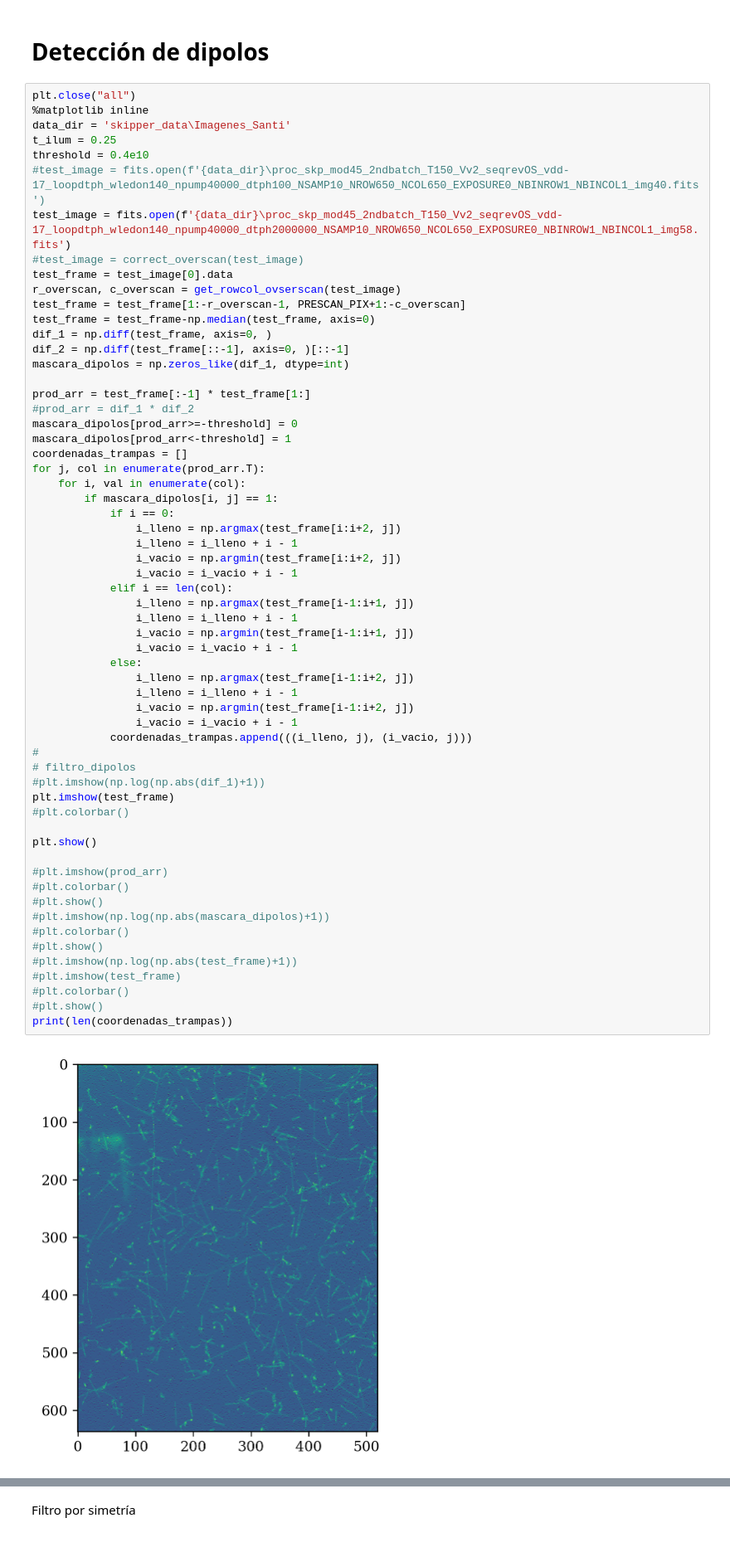
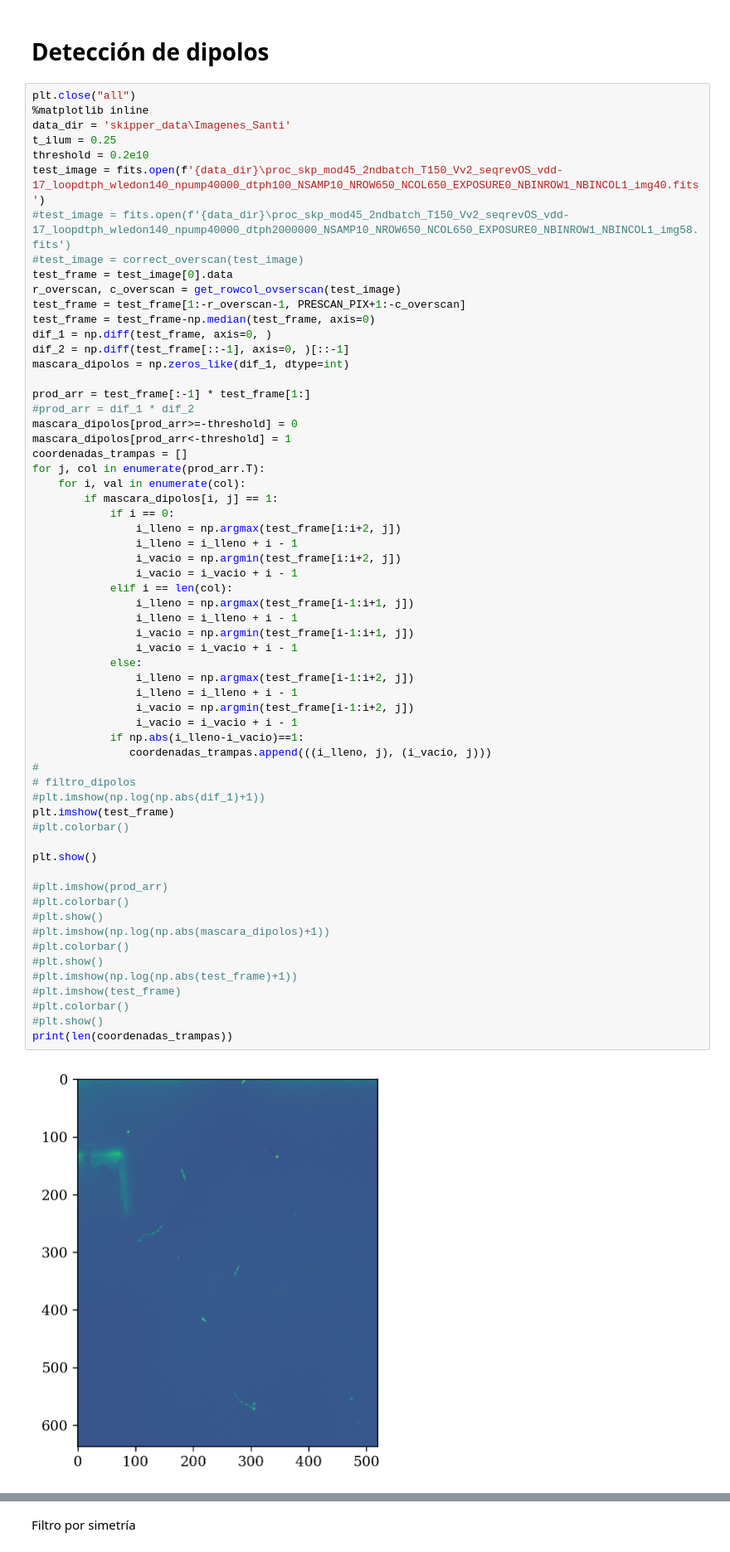
Before and after one commit to agustinbrusco/LAMBDA_Hub, a Jupyter notebook: skipper_image_analysis/pocket_analysis.ipynb, the cells around one changed output, grey strips where cells are left out. Shown at 83% size. Saved outputs shown, nothing was run; the diff lists cells and outputs as text.

```diff
--- a/skipper_image_analysis/pocket_analysis.ipynb
+++ b/skipper_image_analysis/pocket_analysis.ipynb
@@ -34,9 +35,9 @@ plt.close("all")
 %matplotlib inline
 data_dir = 'skipper_data\Imagenes_Santi'
 t_ilum = 0.25
-threshold = 0.4e10
-#test_image = fits.open(f'{data_dir}\proc_skp_mod45_2ndbatch_T150_Vv2_seqrevOS_vdd-17_loopdtph_wledon140_npump40000_dtph100_NSAMP10_NROW650_NCOL650_EXPOSURE0_NBINROW1_NBINCOL1_img40.fits')
-test_image = fits.open(f'{data_dir}\proc_skp_mod45_2ndbatch_T150_Vv2_seqrevOS_vdd-17_loopdtph_wledon140_npump40000_dtph2000000_NSAMP10_NROW650_NCOL650_EXPOSURE0_NBINROW1_NBINCOL1_img58.fits')
+threshold = 0.2e10
+test_image = fits.open(f'{data_dir}\proc_skp_mod45_2ndbatch_T150_Vv2_seqrevOS_vdd-17_loopdtph_wledon140_npump40000_dtph100_NSAMP10_NROW650_NCOL650_EXPOSURE0_NBINROW1_NBINCOL1_img40.fits')
+#test_image = fits.open(f'{data_dir}\proc_skp_mod45_2ndbatch_T150_Vv2_seqrevOS_vdd-17_loopdtph_wledon140_npump40000_dtph2000000_NSAMP10_NROW650_NCOL650_EXPOSURE0_NBINROW1_NBINCOL1_img58.fits')
 #test_image = correct_overscan(test_image)
 test_frame = test_image[0].data
 r_overscan, c_overscan = get_rowcol_ovserscan(test_image)
@@ -62,32 +63,33 @@ for j, col in enumerate(prod_arr.T):
             elif i == len(col):
                 i_lleno = np.argmax(test_frame[i-1:i+1, j])
                 i_lleno = i_lleno + i - 1
                 i_vacio = np.argmin(test_frame[i-1:i+1, j])
                 i_vacio = i_vacio + i - 1
             else:
                 i_lleno = np.argmax(test_frame[i-1:i+2, j])
                 i_lleno = i_lleno + i - 1
                 i_vacio = np.argmin(test_frame[i-1:i+2, j])
                 i_vacio = i_vacio + i - 1
-            coordenadas_trampas.append(((i_lleno, j), (i_vacio, j)))
+            if np.abs(i_lleno-i_vacio)==1:
+               coordenadas_trampas.append(((i_lleno, j), (i_vacio, j)))
 #
 # filtro_dipolos
 #plt.imshow(np.log(np.abs(dif_1)+1))
 plt.imshow(test_frame)
 #plt.colorbar()
 
 plt.show()
 
 #plt.imshow(prod_arr)
 #plt.colorbar()
 #plt.show()
 #plt.imshow(np.log(np.abs(mascara_dipolos)+1))
 #plt.colorbar()
 #plt.show()
 #plt.imshow(np.log(np.abs(test_frame)+1))
 #plt.imshow(test_frame)
 #plt.colorbar()
 #plt.show()
 print(len(coordenadas_trampas))
 # %% [output]
-[figure, old version]
+[figure, new version]
```
Also changed, not shown: parts of 7 cells of this notebook.
